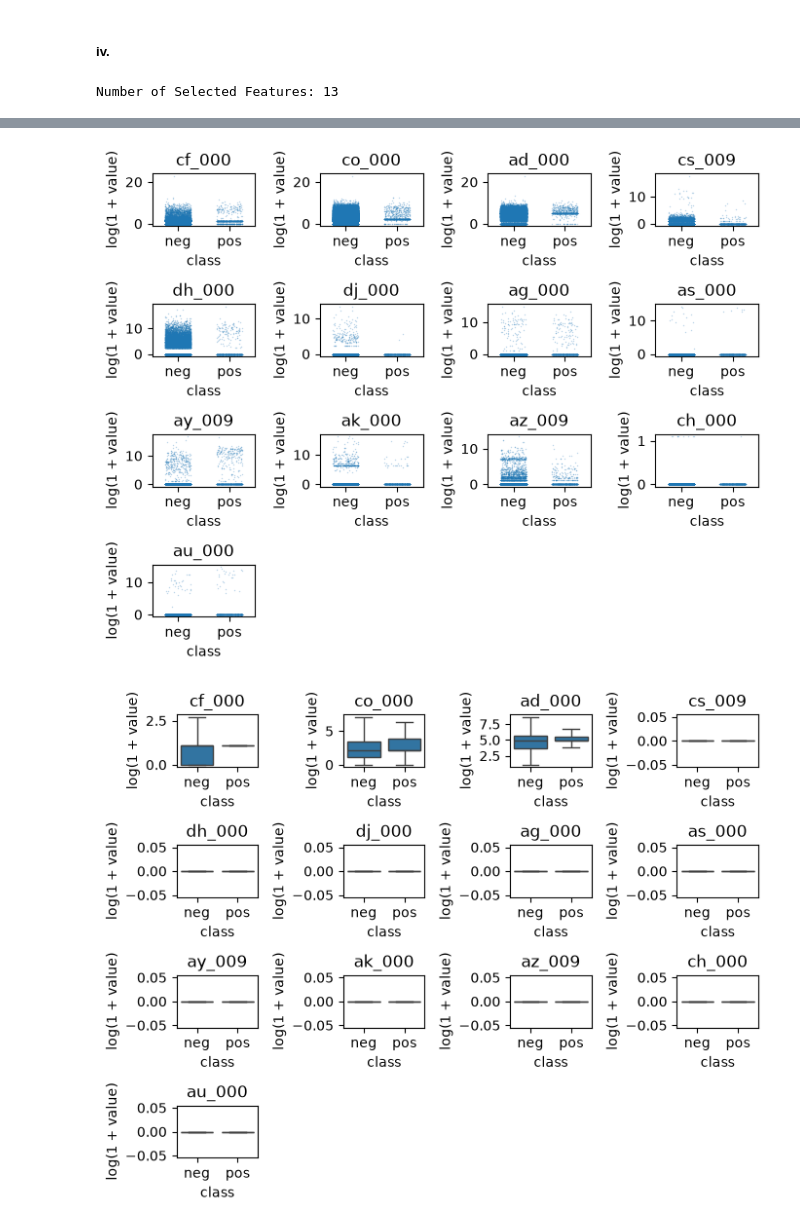
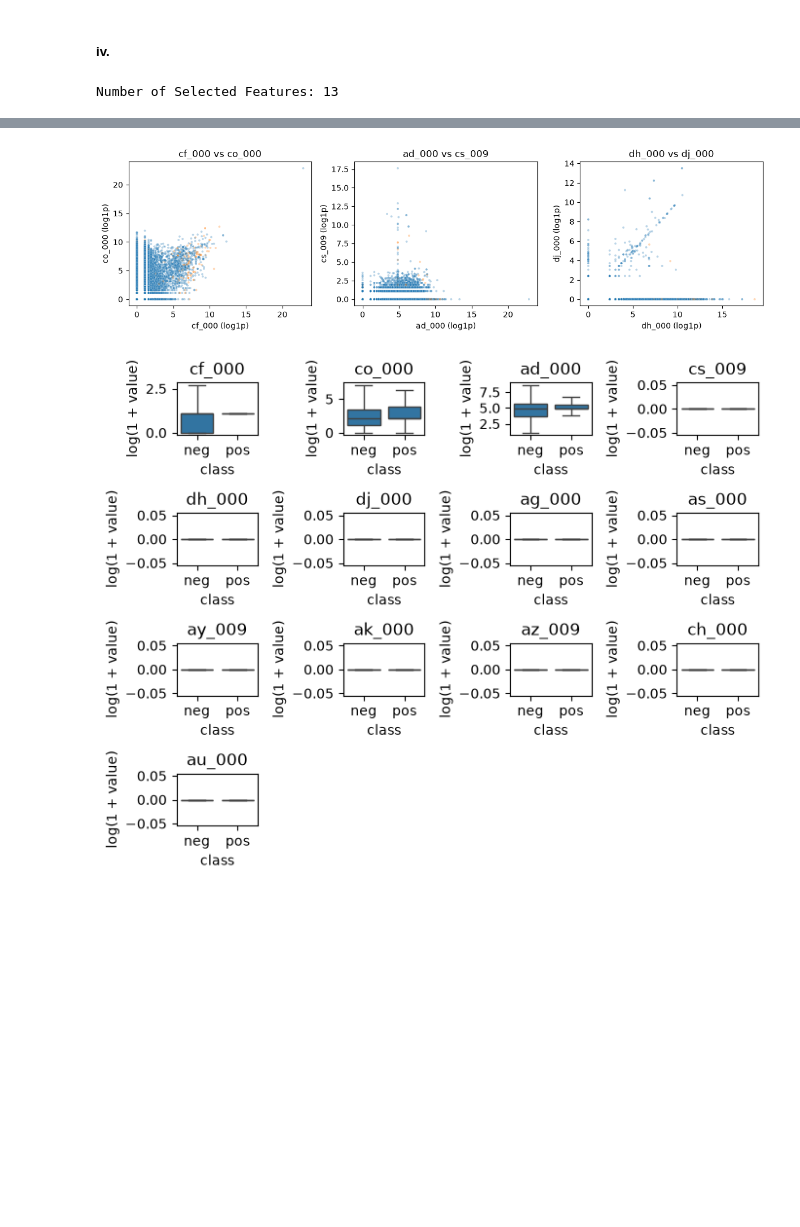
Before and after one commit to yjli27/DSCI552-HW6, a Jupyter notebook: notebook/Li_Yi-Ning_HW6.ipynb, the cells around one changed output, grey strips where cells are left out. Saved outputs shown, nothing was run; the diff lists cells and outputs as text; code cells hidden in the pictures; blank space fills up the shorter version.

```diff
--- a/notebook/Li_Yi-Ning_HW6.ipynb
+++ b/notebook/Li_Yi-Ning_HW6.ipynb
@@ -98,27 +98,26 @@ plt.show()
 # %%
 numFeatures = int(np.sqrt(170))
 topFeatures = cvResults['CV'].nlargest(numFeatures).index.tolist()
 print('Number of Selected Features:', numFeatures)
 display(cvResults.loc[topFeatures].sort_values('CV', ascending=False).T)
 plotData = trainFeatures[topFeatures].copy()
 plotData['class'] = trainLabels.values
-fig, axes = plt.subplots(4, 4, figsize=(7, 5.5))
-axes = axes.flatten()
-for i, feature in enumerate(topFeatures):
-    sns.stripplot(data=plotData,x='class',y=np.log1p(plotData[feature]),ax=axes[i],jitter=0.25,size=1,alpha=0.3)
-    axes[i].set_title(feature)
-    axes[i].set_ylabel('log(1 + value)')
-for i in range(len(topFeatures), len(axes)):
-    axes[i].axis('off')
+fig, axes = plt.subplots(1, 3, figsize=(12, 3.5))
+featurePairs = [(topFeatures[0], topFeatures[1]),(topFeatures[2], topFeatures[3]),(topFeatures[4], topFeatures[5])]
+for ax, (featureX, featureY) in zip(axes, featurePairs):
+    sns.scatterplot(x=np.log1p(plotData[featureX].clip(lower=0)),y=np.log1p(plotData[featureY].clip(lower=0)),hue=plotData['class'],s=8,alpha=0.3,ax=ax,legend=False)
+    ax.set_xlabel(f'{featureX} (log1p)')
+    ax.set_ylabel(f'{featureY} (log1p)')
+    ax.set_title(f'{featureX} vs {featureY}')
 plt.tight_layout()
 plt.show()
 # %% [output]
 Number of Selected Features: 13
 |  | cf_000 | co_000 | ad_000 | cs_009 | dh_000 | dj_000 | ag_000 | as_000 | ay_009 | ak_000 | az_009 | ... |
 | Mean | 1.431075e+05 | 1.433300e+05 | 1.434383e+05 | 770.509700 | 4392.640833 | 37.271333 | 219.157733 | 125.407900 | 1149.619633 | 907.660700 | 41.602933 | ... |
 | Std | 3.504525e+07 | 3.504525e+07 | 3.504525e+07 | 183327.799564 | 541244.059962 | 4379.166430 | 20363.644580 | 10952.185372 | 97411.564901 | 72998.589477 | 3238.311769 | ... |
 | CV | 2.448875e+02 | 2.445074e+02 | 2.443228e+02 | 237.930554 | 123.216097 | 117.494225 | 92.917755 | 87.332500 | 84.733735 | 80.424975 | 77.838544 | ... |
-[figure, old version]
+[figure, new version]
 # %%
 fig, axes = plt.subplots(4, 4, figsize=(7, 5.5))
 axes = axes.flatten()
```
Also changed, not shown: 1 other file.
